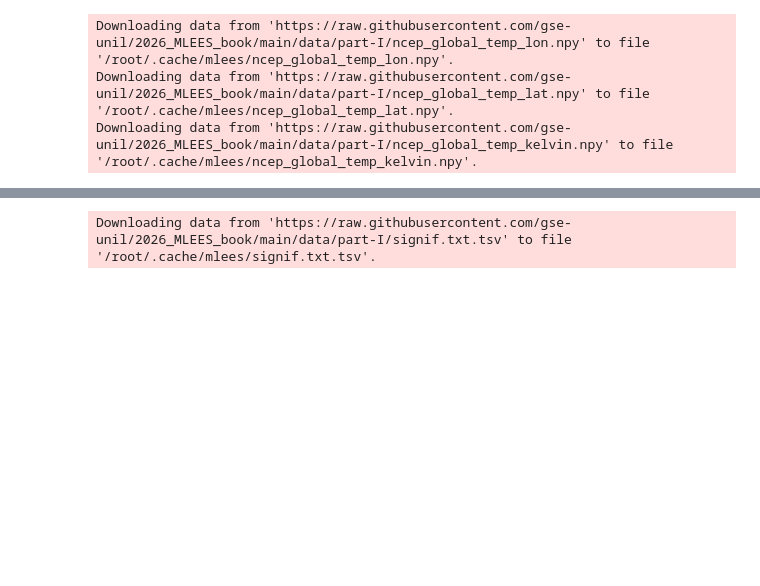
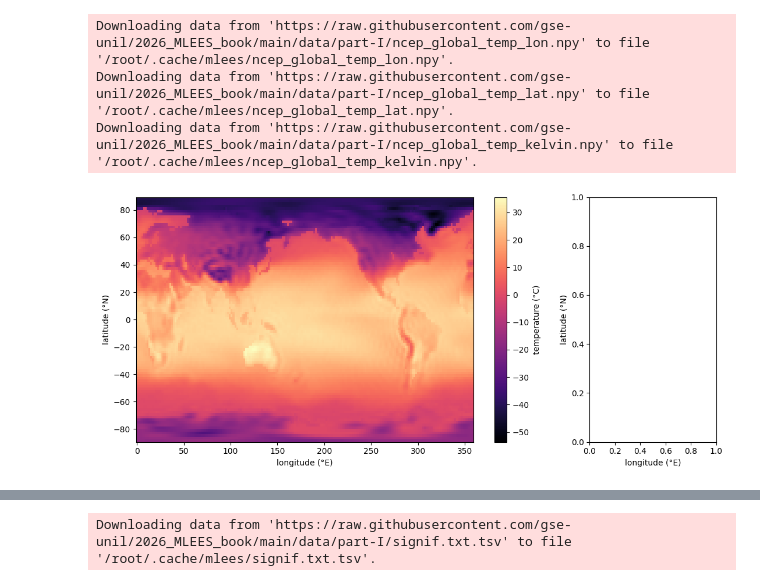
Before and after one commit to MaximeG2110/2026_Intro_Python, a Jupyter notebook: live/part-I/1.4-matplotlib-and-xarray-exercises.ipynb, the cells around one changed output, grey strips where cells are left out. Saved outputs shown, nothing was run; the diff lists cells and outputs as text; code cells hidden in the pictures; blank space fills up the shorter version.

```diff
--- a/live/part-I/1.4-matplotlib-and-xarray-exercises.ipynb
+++ b/live/part-I/1.4-matplotlib-and-xarray-exercises.ipynb
@@ -388,21 +388,38 @@ Downloading data from 'https://raw.githubusercontent.com/gse-unil/2026_MLEES_boo
 Downloading data from 'https://raw.githubusercontent.com/gse-unil/2026_MLEES_book/main/data/part-I/ncep_global_temp_lat.npy' to file '/root/.cache/mlees/ncep_global_temp_lat.npy'.
 Downloading data from 'https://raw.githubusercontent.com/gse-unil/2026_MLEES_book/main/data/part-I/ncep_global_temp_kelvin.npy' to file '/root/.cache/mlees/ncep_global_temp_kelvin.npy'.
 # %%
+from matplotlib.typing import LineStyleType
 # Hint: np.load each file, then subtract 273.15 to go from kelvin to degrees celsius
 # Hint: plt.subplots(1, 2, figsize=(11, 5), gridspec_kw={"width_ratios": [5, 1.5]})
 #       -- width_ratios is what makes the left panel wider than the right one
 # Hint: the left panel is contourf with cmap="magma", levels=np.linspace(-30, 40, 15) and
 #       extend="both", with contour at levels=[-10] and colors="w" on top; matplotlib dashes a
 #       contour at a negative level on its own, which is where the dashed white line comes from
 # Hint: the right panel is the mean along longitude, np.nanmean(temp_celsius, axis=1), plotted
 #       against latitude -- so the temperature goes on the x-axis
 # Hint: label both panels and the colorbar, and finish with plt.tight_layout()
 
 lon = np.load(path_lon)
 lat = np.load(path_lat)
 temp_k = np.load(path_temp)
 
 temp_celsius = temp_k - 273.15
+
+fig, axes = plt.subplots(1, 2, figsize=(11,5), gridspec_kw={"width_ratios":[5, 1.5]})
+
+lon2d, lat2d = np.meshgrid(lon, lat)
+
+pc0 = axes[0].pcolormesh(lon, lat, temp_celsius, cmap="magma")         # 1D coordinates
+#pc1 = axes[1].pcolormesh(lon2d, lat2d, temp_celsius)      # 2D coordinates: same thing
+fig.colorbar(pc0, ax=axes[0], label="temperature (°C)")
+#fig.colorbar(pc1, ax=axes[1], label="temperature (°C)")
+for ax in axes:
+    ax.set_xlabel("longitude (°E)")
+    ax.set_ylabel("latitude (°N)")
+plt.tight_layout()
+plt.show()
+# %% [output]
+[figure, added]
 # %% [markdown]
 ## Exercise 20: Historic significant earthquakes
 
```
